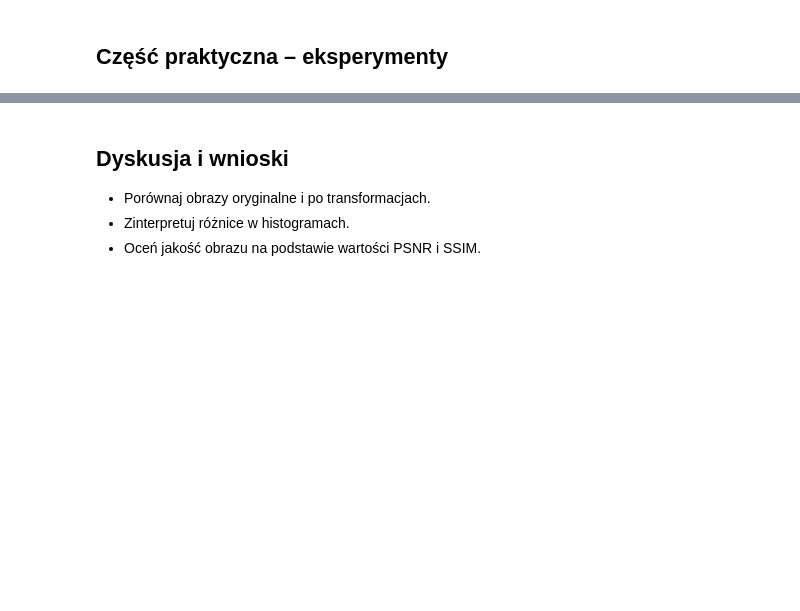
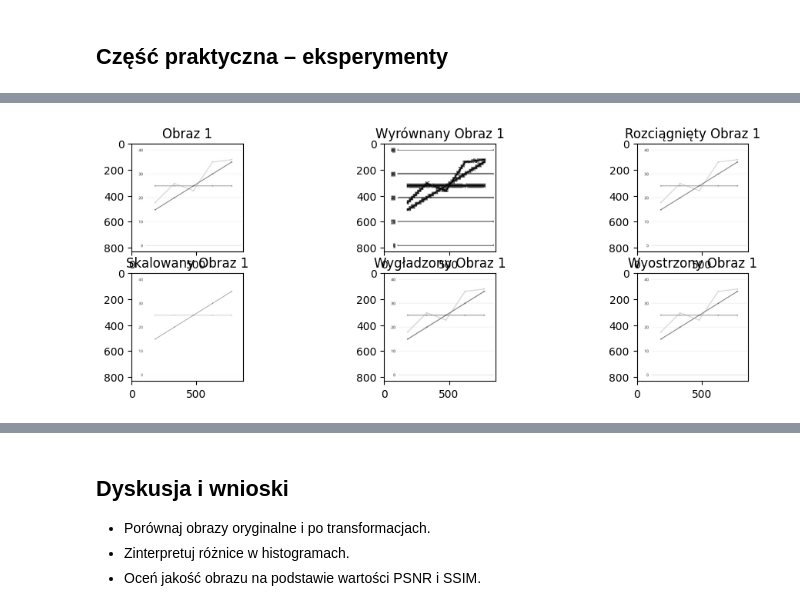
Before and after one commit to hgf700/ImageProcessingLessons, a Jupyter notebook: Lesson1/Lab1_Histogram_Analysis-checkpoint.ipynb, the cells around one changed output, grey strips where cells are left out. Saved outputs shown, nothing was run; the diff lists cells and outputs as text; code cells hidden in the pictures; blank space fills up the shorter version.

```diff
--- a/Lesson1/Lab1_Histogram_Analysis-checkpoint.ipynb
+++ b/Lesson1/Lab1_Histogram_Analysis-checkpoint.ipynb
@@ -270,0 +340,88 @@ plot_channel_3d(B, "3D wizualizacja kanału B (Blue)", "Blues")
+# %%
+import cv2
+import numpy as np
+import matplotlib.pyplot as plt
+
+# Wczytanie obrazów
+image1 = cv2.imread(obraz1, cv2.IMREAD_GRAYSCALE)
+image2 = cv2.imread(obraz2, cv2.IMREAD_GRAYSCALE)
+image3 = cv2.imread(obraz3, cv2.IMREAD_GRAYSCALE)
+image4= cv2.imread(obraz4, cv2.IMREAD_GRAYSCALE)
+
+# Wyrównywanie histogramu
+equalized_image1 = cv2.equalizeHist(image1)
+equalized_image2 = cv2.equalizeHist(image2)
+equalized_image3 = cv2.equalizeHist(image3)
+equalized_image4= cv2.equalizeHist(image4)
+
+# Rozciąganie histogramu
+min_pixel_value = 50  # Minimalna wartość piksela po rozciągnięciu
+max_pixel_value = 200  # Maksymalna wartość piksela po rozciągnięciu
+stretched_image1 = cv2.normalize(image1, None, min_pixel_value, max_pixel_value,
+cv2.NORM_MINMAX)
+stretched_image2 = cv2.normalize(image2, None, min_pixel_value, max_pixel_value,
+cv2.NORM_MINMAX)
+stretched_image3 = cv2.normalize(image3, None, min_pixel_value, max_pixel_value,
+cv2.NORM_MINMAX)
+stretched_image4= cv2.normalize(image4, None, min_pixel_value, max_pixel_value,
+cv2.NORM_MINMAX)
+
+# Skalowanie histogramu
+alpha = 1.5  # Współczynnik skali
+scaled_image1 = cv2.multiply(image1, alpha)
+scaled_image2 = cv2.multiply(image2, alpha)
+scaled_image3 = cv2.multiply(image3, alpha)
+scaled_image4= cv2.multiply(image4, alpha)
+
+# Wygładzanie i wyostrzanie (za pomocą filtra Gaussa)
+
+
+kernel_size = (5, 5)  # Rozmiar jądra filtra Gaussa
+smoothed_image1 = cv2.GaussianBlur(image1, kernel_size, 0)
+smoothed_image2 = cv2.GaussianBlur(image2, kernel_size, 0)
+smoothed_image3 = cv2.GaussianBlur(image3, kernel_size, 0)
+smoothed_image4 = cv2.GaussianBlur(image4, kernel_size, 0)
+
+sharpened_image1 = cv2.addWeighted(image1, 1.5, smoothed_image1, -0.5, 0)
+sharpened_image2 = cv2.addWeighted(image2, 1.5, smoothed_image2, -0.5, 0)
+sharpened_image3 = cv2.addWeighted(image3, 1.5, smoothed_image3, -0.5, 0)
+sharpened_image4 = cv2.addWeighted(image4, 1.5, smoothed_image4, -0.5, 0)
+
+# Wyświetlenie obrazów wynikowych
+plt.figure(figsize=(12, 4))
+plt.subplot(231), plt.imshow(image1, cmap='gray'), plt.title('Obraz 1')
+plt.subplot(232), plt.imshow(equalized_image1, cmap='gray'), plt.title('Wyrównany Obraz 1')
+plt.subplot(233), plt.imshow(stretched_image1, cmap='gray'), plt.title('Rozciągnięty Obraz 1')
+plt.subplot(234), plt.imshow(scaled_image1, cmap='gray'), plt.title('Skalowany Obraz 1')
+plt.subplot(235), plt.imshow(smoothed_image1, cmap='gray'), plt.title('Wygładzony Obraz 1')
+plt.subplot(236), plt.imshow(sharpened_image1, cmap='gray'), plt.title('Wyostrzony Obraz 1')
+plt.show()
+
+plt.figure(figsize=(12, 4))
+plt.subplot(231), plt.imshow(image2, cmap='gray'), plt.title('Obraz 2')
+plt.subplot(232), plt.imshow(equalized_image2, cmap='gray'), plt.title('Wyrównany Obraz 2')
+plt.subplot(233), plt.imshow(stretched_image2, cmap='gray'), plt.title('Rozciągnięty Obraz 2')
+plt.subplot(234), plt.imshow(scaled_image2, cmap='gray'), plt.title('Skalowany Obraz 2')
+plt.subplot(235), plt.imshow(smoothed_image2, cmap='gray'), plt.title('Wygładzony Obraz 2')
+plt.subplot(236), plt.imshow(sharpened_image2, cmap='gray'), plt.title('Wyostrzony Obraz 2')
+plt.show()
+
+plt.figure(figsize=(12, 4))
+plt.subplot(231), plt.imshow(image3, cmap='gray'), plt.title('Obraz 3')
+plt.subplot(232), plt.imshow(equalized_image3, cmap='gray'), plt.title('Wyrównany Obraz 3')
+plt.subplot(233), plt.imshow(stretched_image3, cmap='gray'), plt.title('Rozciągnięty Obraz 3')
+plt.subplot(234), plt.imshow(scaled_image3, cmap='gray'), plt.title('Skalowany Obraz 3')
+plt.subplot(235), plt.imshow(smoothed_image3, cmap='gray'), plt.title('Wygładzony Obraz 3')
+plt.subplot(236), plt.imshow(sharpened_image3, cmap='gray'), plt.title('Wyostrzony Obraz 3')
+plt.show()
+
+plt.figure(figsize=(12, 4))
+plt.subplot(231), plt.imshow(image4, cmap='gray'), plt.title('Obraz 3')
+plt.subplot(232), plt.imshow(equalized_image4, cmap='gray'), plt.title('Wyrównany Obraz 4')
+plt.subplot(233), plt.imshow(stretched_image4, cmap='gray'), plt.title('Rozciągnięty Obraz 4')
+plt.subplot(234), plt.imshow(scaled_image4, cmap='gray'), plt.title('Skalowany Obraz 4')
+plt.subplot(235), plt.imshow(smoothed_image4, cmap='gray'), plt.title('Wygładzony Obraz 4')
+plt.subplot(236), plt.imshow(sharpened_image4, cmap='gray'), plt.title('Wyostrzony Obraz 4')
+plt.show()
+# %% [output]
+[figure, added]
```
Also changed, not shown: parts of 10 cells of this notebook, 21 other files.
